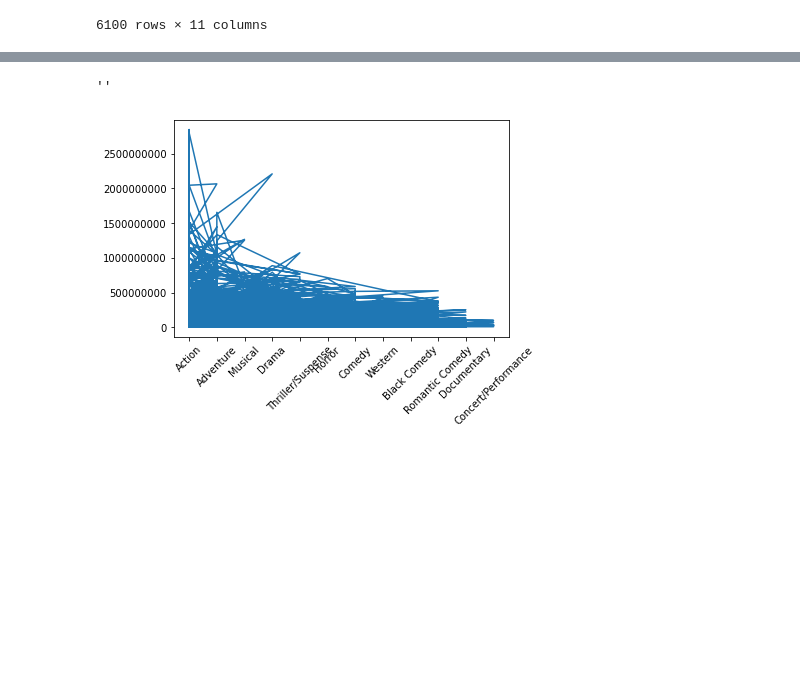
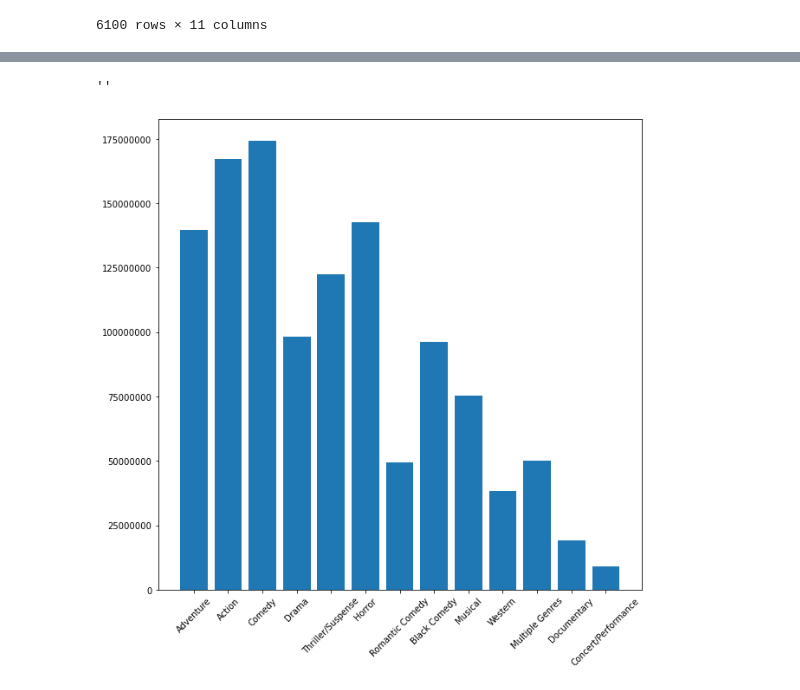
Before and after one commit to czarinagluna/Microsoft-Movie-Recommendations, a Jupyter notebook: Genre v Box Office Returns.ipynb, the cells around one changed output, grey strips where cells are left out. Drawn from its saved outputs; the diff is of its cells as text; code cells hidden in the pictures; blank space fills up the shorter version.

Commit message:
Updated seaborn plots for movies that break even and movies that are under

```diff
--- a/Genre v Box Office Returns.ipynb
+++ b/Genre v Box Office Returns.ipynb
@@ -103,5 +90,5 @@ s_movies_df
 # %%
-genres_df = s_movies_df
+genres_df = df
 genres_df = genres_df[genres_df.genres != "None"]
 genres_df
 # %% [output]
@@ -143,0 +167,4 @@ plt.ticklabel_format(axis="y", style="plain")
+# %%
+# Movies that did not break even
+dn_movies = genres_df.loc[df['s_movie_ratio'] < 1]
+dn_movies
@@ -144,10 +185,11 @@ plt.ticklabel_format(axis="y", style="plain")
 # %%
-fig, ax =plt.subplots()
-
-ax.plot(genres_df["genres"],genres_df["worldwide_gross"])
+plt.figure(figsize=(10, 10))
+plt.bar(
+    x=dn_movies["genres"],
+    height=dn_movies["worldwide_gross"])
 plt.xticks(rotation=45)
 plt.ticklabel_format(axis="y", style="plain")
 ;
 # %% [output]
 ''
-[figure, old version]
+[figure, new version]
```
Also changed, not shown: parts of 10 cells of this notebook.
